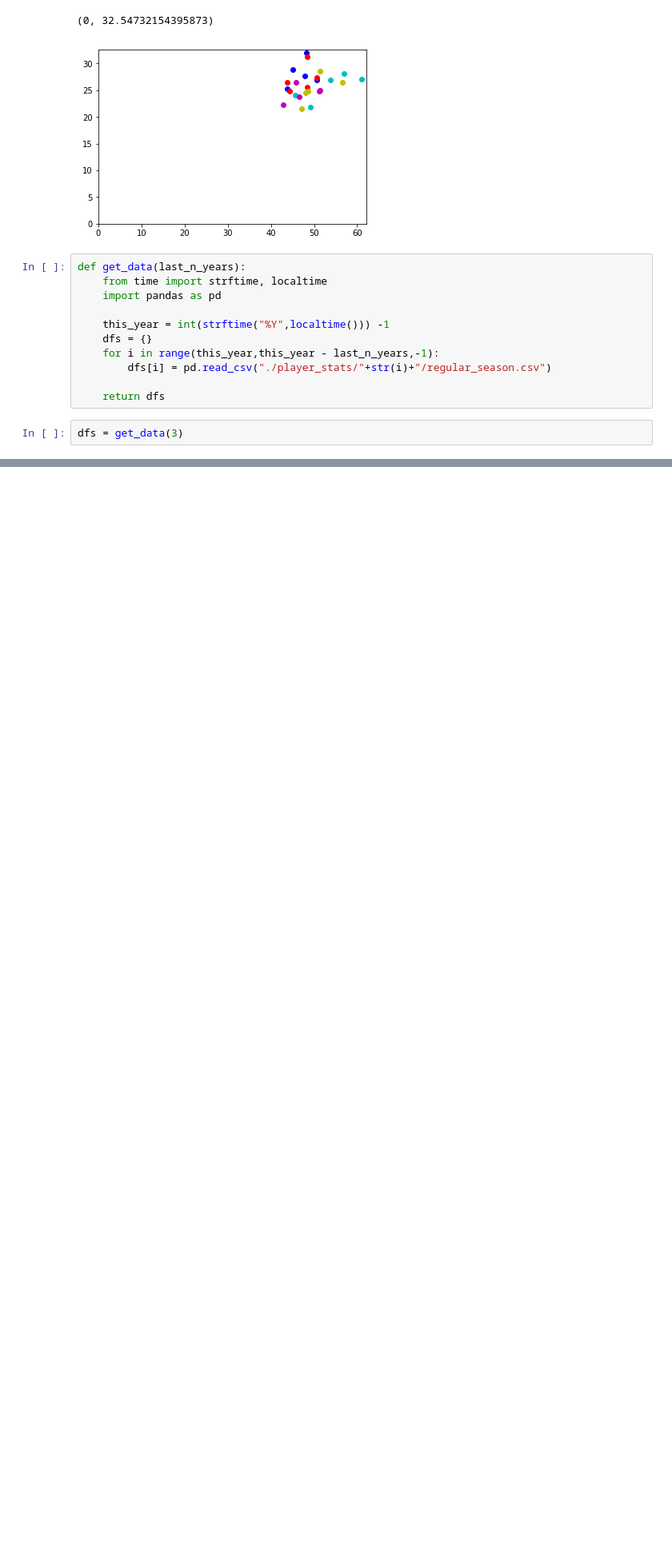
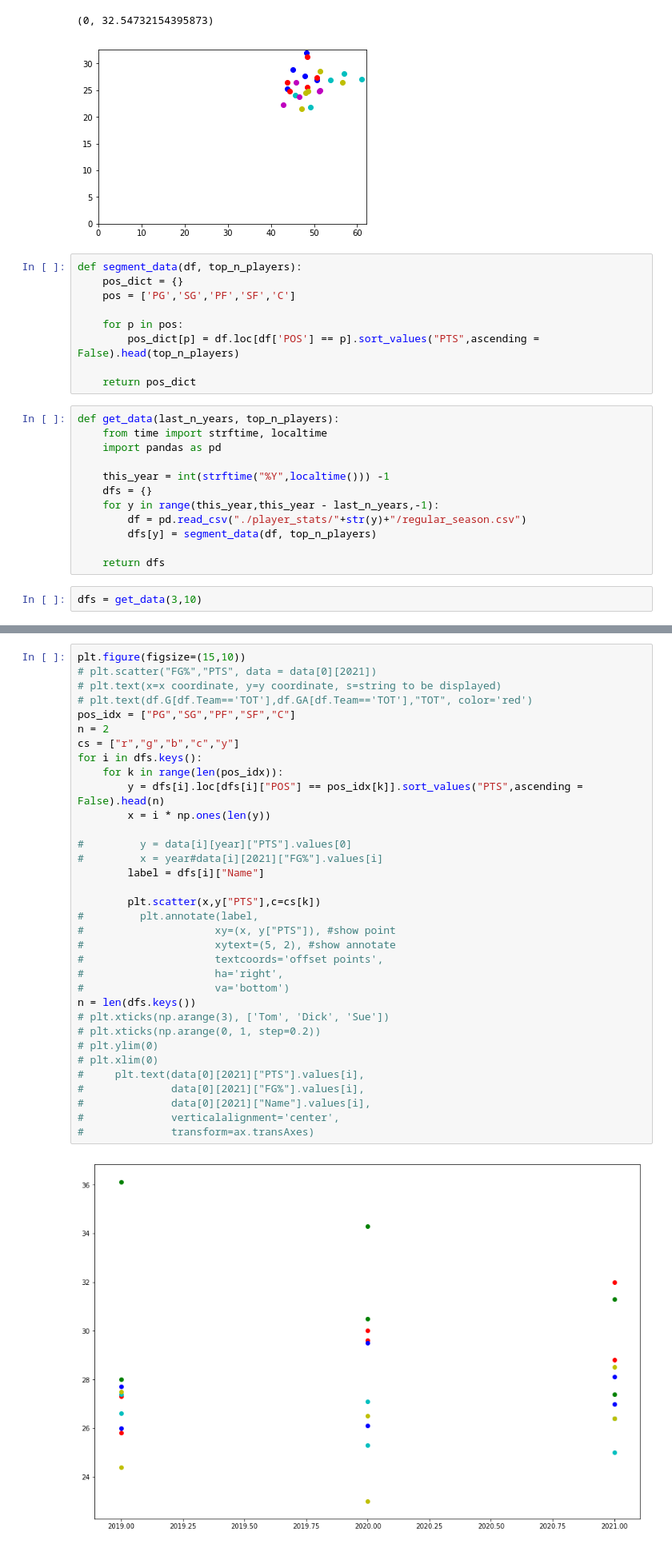
Before and after one commit to Blunt10K/NBA, a Jupyter notebook: visualisations.ipynb, the cells around one changed output, grey strips where cells are left out. Shown at 80% size. Saved outputs shown, nothing was run; the diff lists cells and outputs as text; blank space fills up the shorter version.

Commit message:
data organisable by year and position

```diff
--- a/visualisations.ipynb
+++ b/visualisations.ipynb
@@ -24,16 +24,26 @@ plt.ylim(0)
 # %% [output]
 (0, 32.54732154395873)
 [figure]
+# %%
+def segment_data(df, top_n_players):
+    pos_dict = {}
+    pos = ['PG','SG','PF','SF','C']
+
+    for p in pos:
+        pos_dict[p] = df.loc[df['POS'] == p].sort_values("PTS",ascending = False).head(top_n_players)
+
+    return pos_dict
 # %%
-def get_data(last_n_years):
+def get_data(last_n_years, top_n_players):
     from time import strftime, localtime
     import pandas as pd
 
     this_year = int(strftime("%Y",localtime())) -1
     dfs = {}
-    for i in range(this_year,this_year - last_n_years,-1):
-        dfs[i] = pd.read_csv("./player_stats/"+str(i)+"/regular_season.csv")
+    for y in range(this_year,this_year - last_n_years,-1):
+        df = pd.read_csv("./player_stats/"+str(y)+"/regular_season.csv")
+        dfs[y] = segment_data(df, top_n_players)
 
     return dfs
 # %%
-dfs = get_data(3)
+dfs = get_data(3,10)
@@ -58,0 +175,36 @@ plt.plot(ps[""])
+# %%
+plt.figure(figsize=(15,10))
+# plt.scatter("FG%","PTS", data = data[0][2021])
+# plt.text(x=x coordinate, y=y coordinate, s=string to be displayed)
+# plt.text(df.G[df.Team=='TOT'],df.GA[df.Team=='TOT'],"TOT", color='red')
+pos_idx = ["PG","SG","PF","SF","C"]
+n = 2
+cs = ["r","g","b","c","y"]
+for i in dfs.keys():
+    for k in range(len(pos_idx)):
+        y = dfs[i].loc[dfs[i]["POS"] == pos_idx[k]].sort_values("PTS",ascending = False).head(n)
+        x = i * np.ones(len(y))
+
+#         y = data[i][year]["PTS"].values[0]
+#         x = year#data[i][2021]["FG%"].values[i]
+        label = dfs[i]["Name"]
+
+        plt.scatter(x,y["PTS"],c=cs[k])
+#         plt.annotate(label,
+#                     xy=(x, y["PTS"]), #show point
+#                     xytext=(5, 2), #show annotate
+#                     textcoords='offset points',
+#                     ha='right',
+#                     va='bottom')
+n = len(dfs.keys())
+# plt.xticks(np.arange(3), ['Tom', 'Dick', 'Sue'])
+# plt.xticks(np.arange(0, 1, step=0.2))
+# plt.ylim(0)
+# plt.xlim(0)
+#     plt.text(data[0][2021]["PTS"].values[i],
+#              data[0][2021]["FG%"].values[i],
+#              data[0][2021]["Name"].values[i],
+#              verticalalignment='center',
+#              transform=ax.transAxes)
+# %% [output]
+[figure, added]
```
Also changed, not shown: parts of 12 cells of this notebook.
